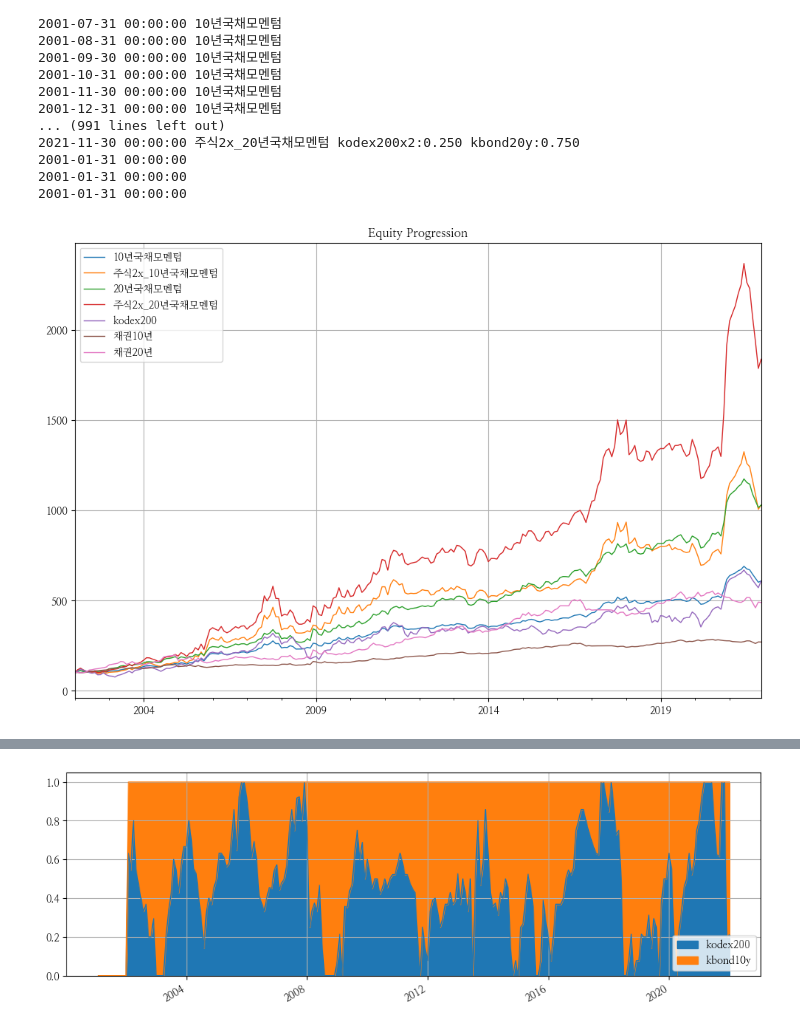
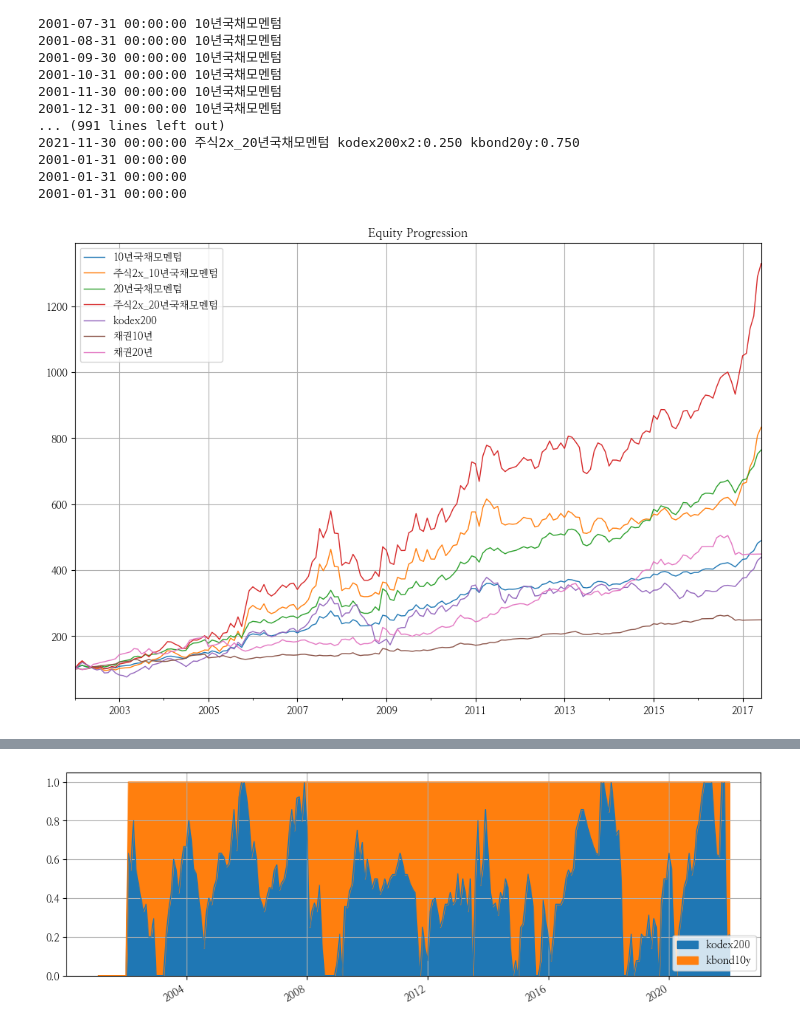
Before and after one commit to hermian/startetf, a Jupyter notebook: 2.29_평균모멘텀스코어_채권혼합.ipynb, the cells around one changed output, grey strips where cells are left out. Saved outputs shown, nothing was run; the diff lists cells and outputs as text; code cells hidden in the pictures.

```diff
--- a/2.29_평균모멘텀스코어_채권혼합.ipynb
+++ b/2.29_평균모멘텀스코어_채권혼합.ipynb
@@ -146,10 +146,10 @@ r0 = bt.run(bt_ms주식채권10년, bt_ms주식2x채권10년, bt_ms주식채권2
 2001-01-31 00:00:00
 2001-01-31 00:00:00
 # %%
-r0.set_date_range(start)
+r0.set_date_range(start, e)
 r0.plot(figsize=(12,8));
 # %% [output]
-[figure, old version]
+[figure, new version]
 # %%
 r0.stats
 # %% [output]
```
Also changed, not shown: parts of 6 cells of this notebook.
